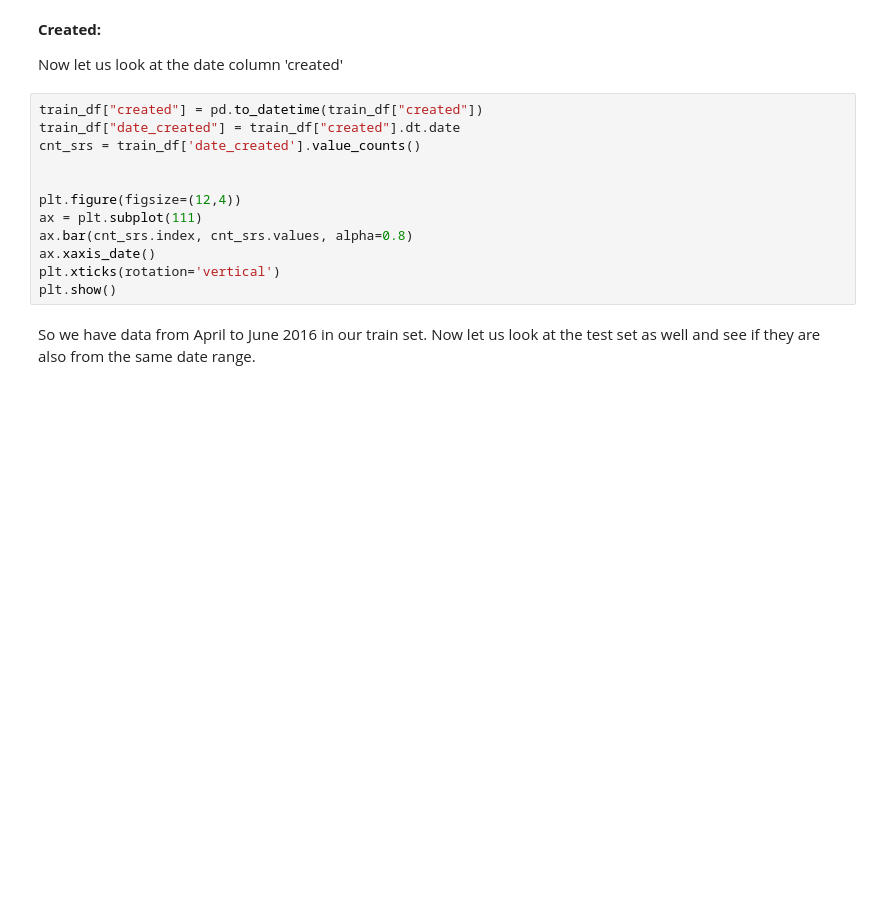
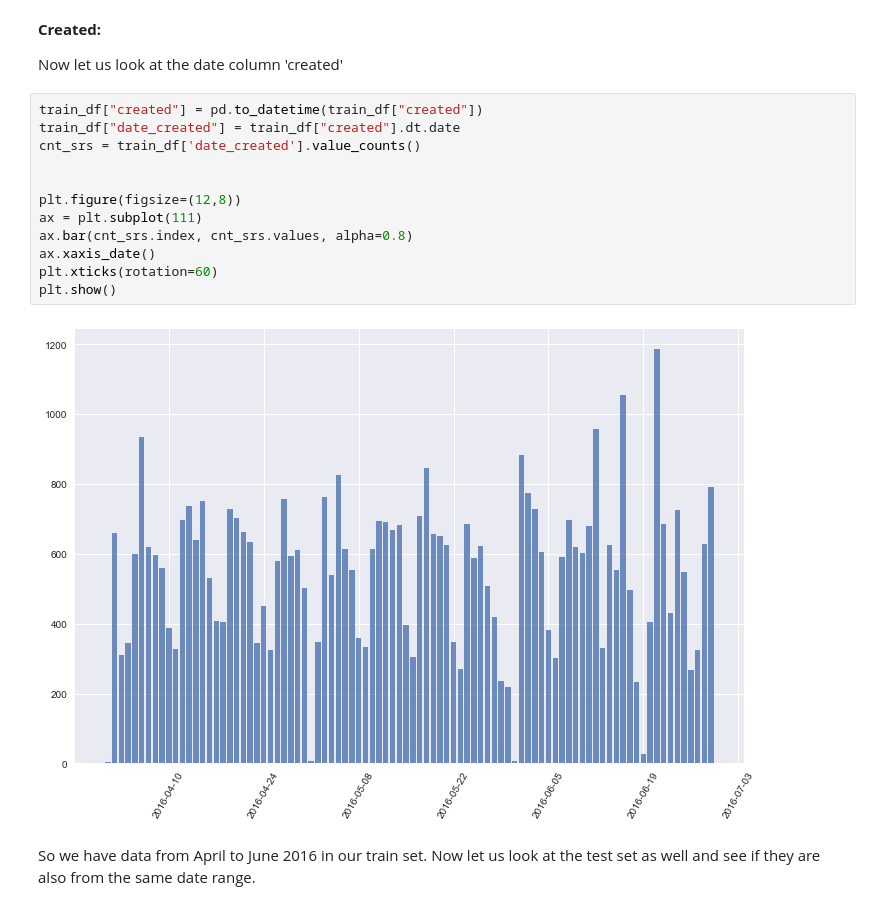
Before and after one commit to cfergusonlee/kaggle-practice, a Jupyter notebook: rental_listings/rental_listings.ipynb, the cells around one changed output. Saved outputs shown, nothing was run; the diff lists cells and outputs as text; blank space fills up the shorter version.

```diff
--- a/rental_listings/rental_listings.ipynb
+++ b/rental_listings/rental_listings.ipynb
@@ -248,15 +248,17 @@ Now let us look at the date column 'created'
 # %%
 train_df["created"] = pd.to_datetime(train_df["created"])
 train_df["date_created"] = train_df["created"].dt.date
 cnt_srs = train_df['date_created'].value_counts()
 
 
-plt.figure(figsize=(12,4))
+plt.figure(figsize=(12,8))
 ax = plt.subplot(111)
 ax.bar(cnt_srs.index, cnt_srs.values, alpha=0.8)
 ax.xaxis_date()
-plt.xticks(rotation='vertical')
+plt.xticks(rotation=60)
 plt.show()
+# %% [output]
+[figure, added]
 # %% [markdown]
 So we have data from April to June 2016 in our train set. Now let us look at the test set as well and see if they are also from the same date range.
 # %%
```
Also changed, not shown: parts of 10 cells of this notebook, 23 other files.
